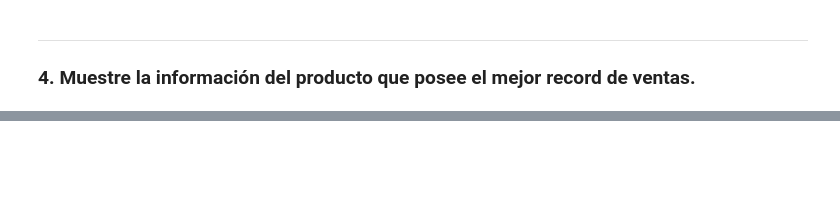
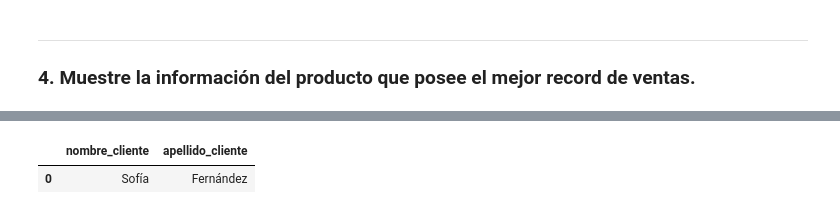
Before and after one commit to DomiDelarosa/analisis-datos-python, a Jupyter notebook: ExamenBD2.ipynb, the cells around one changed output, grey strips where cells are left out. Cells and saved outputs as stored; diff of their text form; code cells hidden in the pictures; blank space fills up the shorter version.

```diff
--- a/ExamenBD2.ipynb
+++ b/ExamenBD2.ipynb
@@ -42,0 +151,14 @@ except Exception as e:
+# %%
+facturas['valor_factura'] = (facturas['cantidad_productos'] * facturas['precio_unitario'])
+
+factura_mas_cara = facturas['valor_factura'].max()
+
+top_factura = facturas[facturas['valor_factura'] == factura_mas_cara]
+
+info_cliente = pd.merge(top_factura, clientes, on='id_cliente')
+
+resultado = info_cliente[['nombre_cliente', 'apellido_cliente']].head(1)
+pd.DataFrame(resultado)
+# %% [output]
+|  | nombre_cliente | apellido_cliente |
+| 0 | Sofía | Fernández |
```
Also changed, not shown: parts of 10 cells of this notebook.
